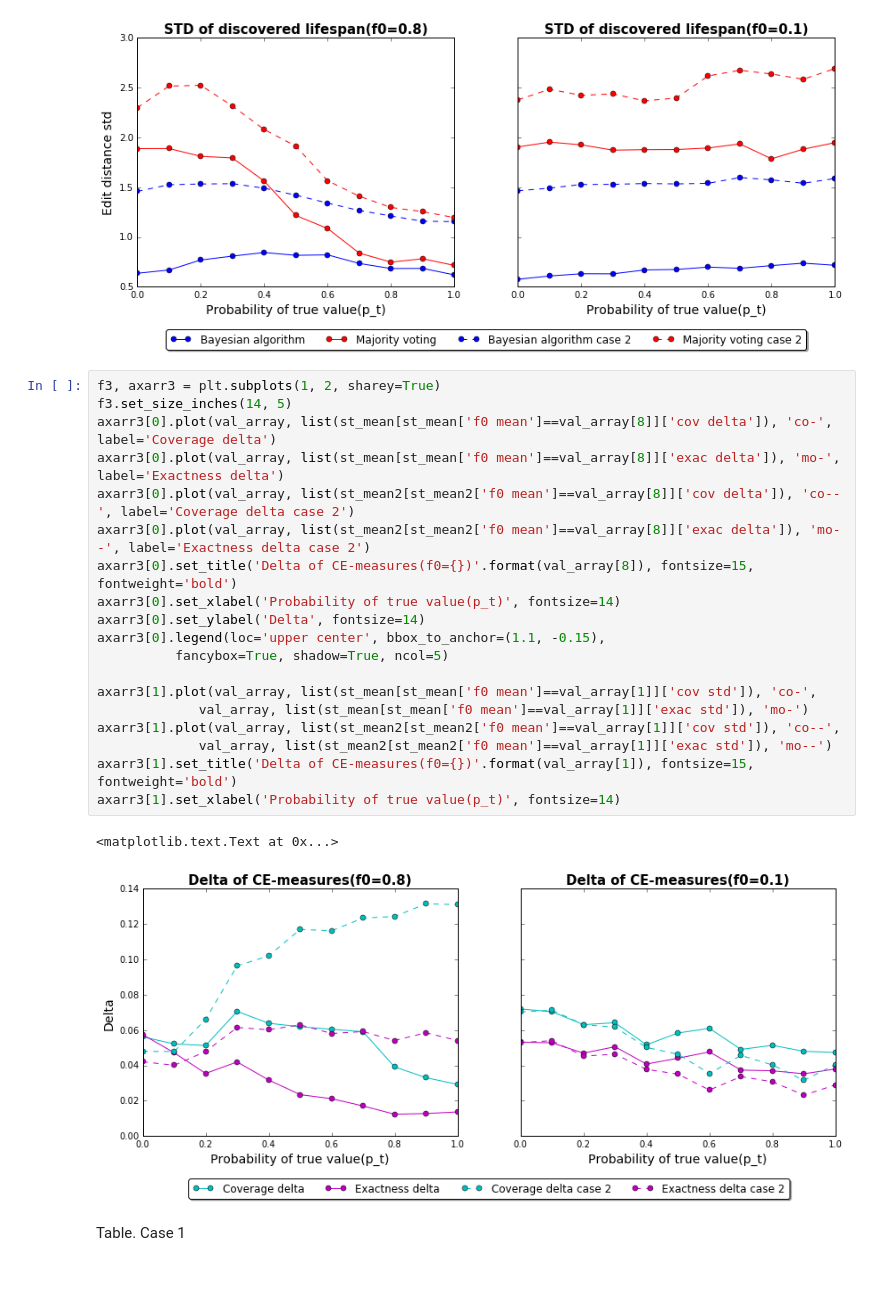
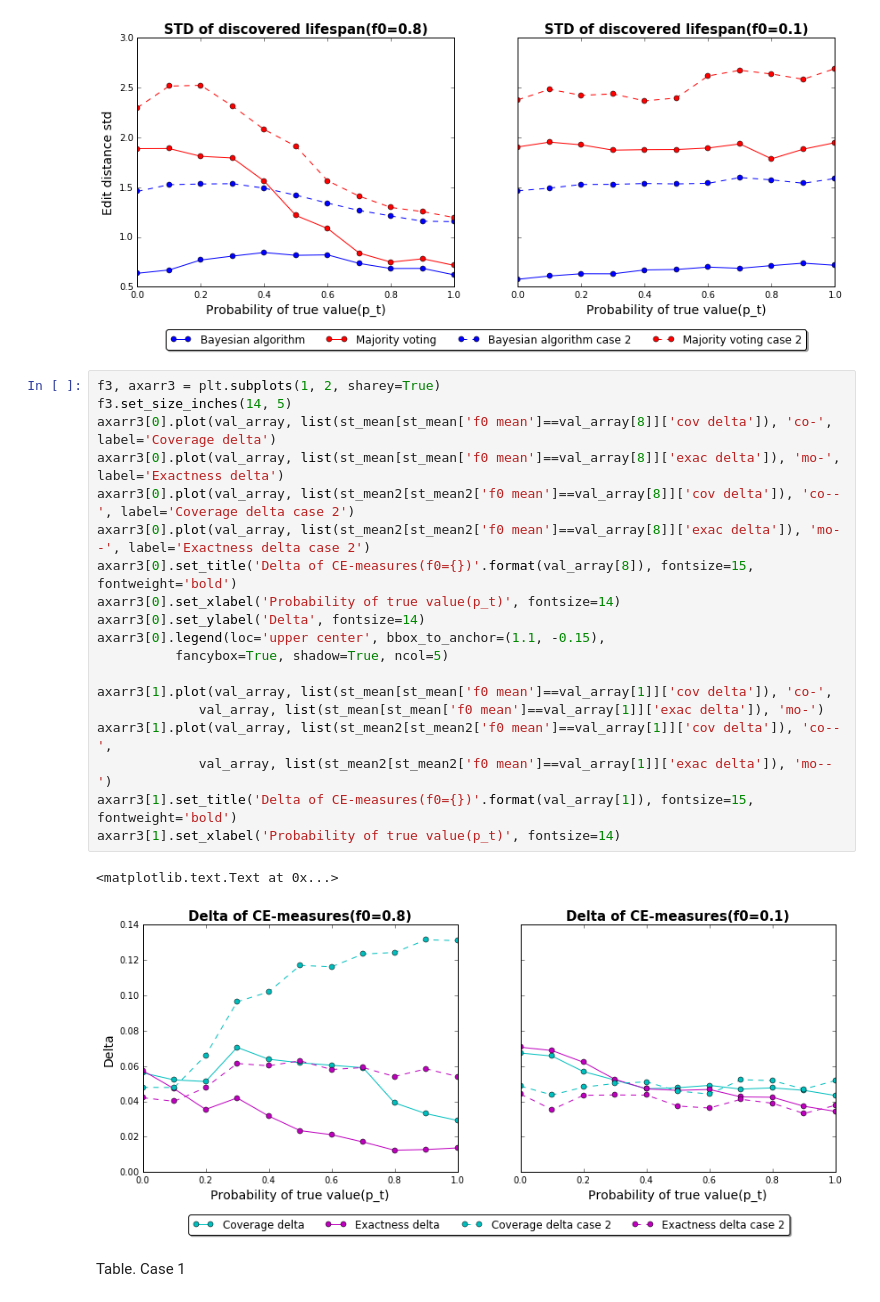
Before and after one commit to bykau/stream-truth-finders, a Jupyter notebook: src/notebooks/bayesian_truth_finder_case2.ipynb, the cells around one changed output. Cells and saved outputs as stored; diff of their text form.

```diff
--- a/src/notebooks/bayesian_truth_finder_case2.ipynb
+++ b/src/notebooks/bayesian_truth_finder_case2.ipynb
@@ -103,25 +103,25 @@ axarr2[1].set_xlabel('Probability of true value(p_t)', fontsize=14)
 # %%
 f3, axarr3 = plt.subplots(1, 2, sharey=True)
 f3.set_size_inches(14, 5)
 axarr3[0].plot(val_array, list(st_mean[st_mean['f0 mean']==val_array[8]]['cov delta']), 'co-', label='Coverage delta')
 axarr3[0].plot(val_array, list(st_mean[st_mean['f0 mean']==val_array[8]]['exac delta']), 'mo-', label='Exactness delta')
 axarr3[0].plot(val_array, list(st_mean2[st_mean2['f0 mean']==val_array[8]]['cov delta']), 'co--', label='Coverage delta case 2')
 axarr3[0].plot(val_array, list(st_mean2[st_mean2['f0 mean']==val_array[8]]['exac delta']), 'mo--', label='Exactness delta case 2')
 axarr3[0].set_title('Delta of CE-measures(f0={})'.format(val_array[8]), fontsize=15, fontweight='bold')
 axarr3[0].set_xlabel('Probability of true value(p_t)', fontsize=14)
 axarr3[0].set_ylabel('Delta', fontsize=14)
 axarr3[0].legend(loc='upper center', bbox_to_anchor=(1.1, -0.15),
           fancybox=True, shadow=True, ncol=5)
 
-axarr3[1].plot(val_array, list(st_mean[st_mean['f0 mean']==val_array[1]]['cov std']), 'co-',
-             val_array, list(st_mean[st_mean['f0 mean']==val_array[1]]['exac std']), 'mo-')
-axarr3[1].plot(val_array, list(st_mean2[st_mean2['f0 mean']==val_array[1]]['cov std']), 'co--',
-             val_array, list(st_mean2[st_mean2['f0 mean']==val_array[1]]['exac std']), 'mo--')
+axarr3[1].plot(val_array, list(st_mean[st_mean['f0 mean']==val_array[1]]['cov delta']), 'co-',
+             val_array, list(st_mean[st_mean['f0 mean']==val_array[1]]['exac delta']), 'mo-')
+axarr3[1].plot(val_array, list(st_mean2[st_mean2['f0 mean']==val_array[1]]['cov delta']), 'co--',
+             val_array, list(st_mean2[st_mean2['f0 mean']==val_array[1]]['exac delta']), 'mo--')
 axarr3[1].set_title('Delta of CE-measures(f0={})'.format(val_array[1]), fontsize=15, fontweight='bold')
 axarr3[1].set_xlabel('Probability of true value(p_t)', fontsize=14)
 # %% [output]
 <matplotlib.text.Text at 0x...>
-[figure, old version]
+[figure, new version]
 # %% [markdown]
 Table. Case 1
 # %%
```
